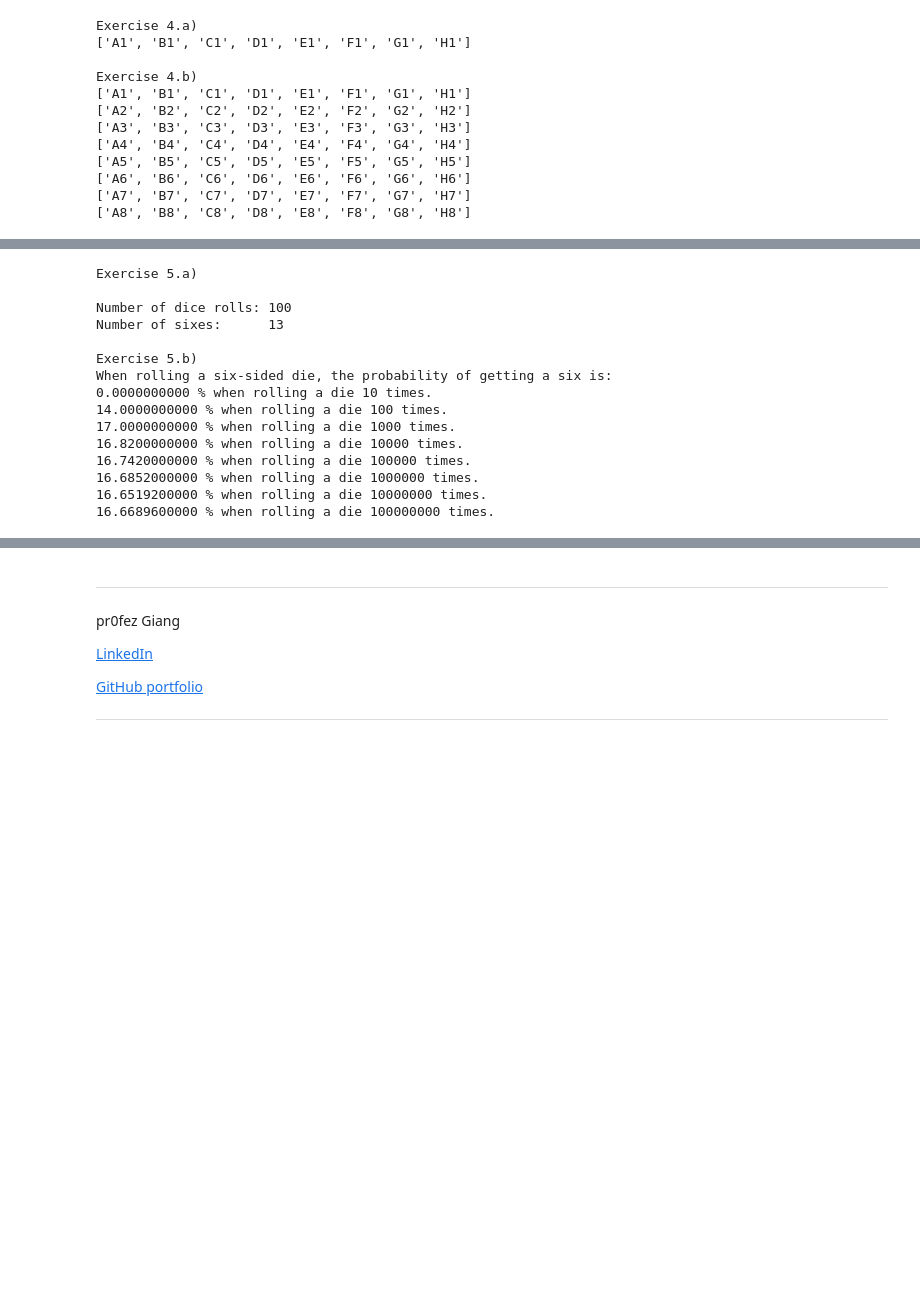
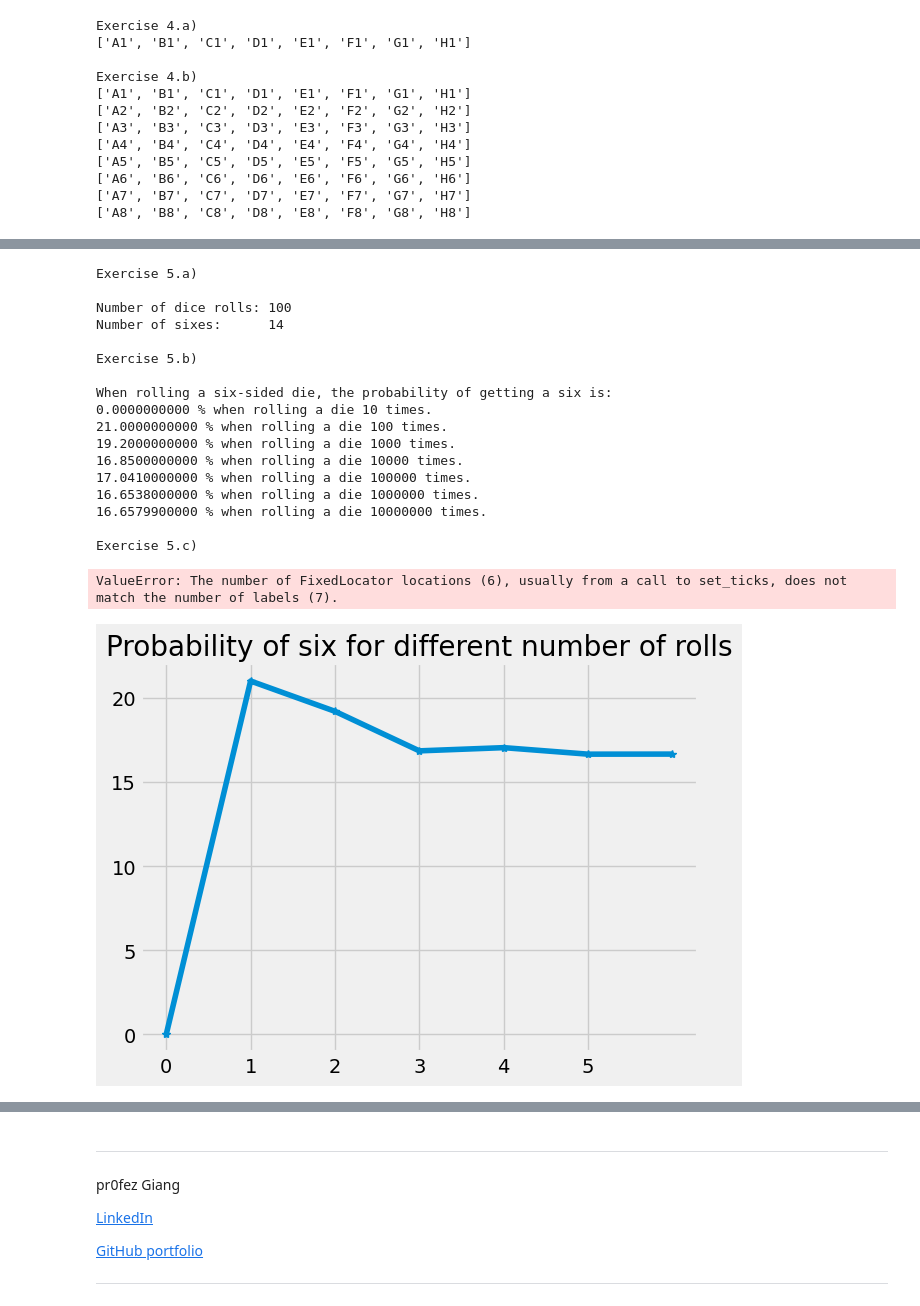
Before and after one commit to pr0fez/python-programming-ANDERS-SANDERLI, a Jupyter notebook: Exercises/04-list-exercise.ipynb, the cells around one changed output, grey strips where cells are left out. Drawn from its saved outputs; the diff is of its cells as text; code cells hidden in the pictures; blank space fills up the shorter version.

Commit message:
modified exercises 02, 04-06 and documented todays code-along and added the new lab assignment

```diff
--- a/Exercises/04-list-exercise.ipynb
+++ b/Exercises/04-list-exercise.ipynb
@@ -297,7 +297,16 @@ random.seed(1)
 
 </details>
 # %%
+#
+# There's work to be done here! Check comments.
+#
+# Raphael: det absolut bästa är att bara använda en räknare += 1 för varje sexa - samtidigt som listan genereras.
+
+
 import random as rng
+import numpy as np
+import matplotlib.pyplot as plt
+
 
 print("Exercise 5.a)")
 
@@ -309,48 +318,63 @@ Number of dice rolls: {len(rolls)}
 Number of sixes:      {len(rolls_six)}
 """)
 
-print("Exercise 5.b)")
 
-import random as rng
+print("Exercise 5.b)\n")                                          # I would like to use numpy to reduce computation costs, how?
 
 
 def roll_d6(intervall):
     d6_list = [rng.randint(1, 6) for i in range(intervall)]
     return d6_list
 
 
-intervalls = [10, 100, 1000, 10000, 100000, 1000000, 10000000, 100000000]
+intervalls = [10, 100, 1000, 10000, 100000, 1000000, 10000000]#, 100000000]
 total_rolls = []
 sixes = []
 
 total_rolls = [roll_d6(i) for i in intervalls]
 
-# print(total_rolls)
-
 sixes = [i.count(6) for i in total_rolls]
 
-# print(sixes)
-
 six_probability = [((sixes[i] / (len(total_rolls[i]))) * 100) for i in range(len(total_rolls))]
-
-# print(six_probability)
 
 print("When rolling a six-sided die, the probability of getting a six is:")
 for i in range(len(total_rolls)):
     print(f"{six_probability[i]:.10f} % when rolling a die {len(total_rolls[i])} times.")
+
+
+print("\nExercise 5.c)\n")                                         # Inte gjort klart en plot
+
+
+x = list(range(-10, 11))
+
+plt.style.use("fivethirtyeight")
+
+plt.plot(six_probability, '-*')
+plt.title("Probability of six for different number of rolls")
+plt.xticks([0,1,2,3,4,5], total_rolls);
+plt.xlabel("Number of dice rolls")
+plt.ylabel("Probability")
+# plt.ylim(min(y), max(y))
+# plt.xlim(min(x), max(x))
+# plt.grid(True)
+plt.show()
 # %% [output]
 Exercise 5.a)
 
 Number of dice rolls: 100
-Number of sixes:      13
+Number of sixes:      14
 
 Exercise 5.b)
+
 When rolling a six-sided die, the probability of getting a six is:
 0.0000000000 % when rolling a die 10 times.
-14.0000000000 % when rolling a die 100 times.
-17.0000000000 % when rolling a die 1000 times.
-16.8200000000 % when rolling a die 10000 times.
-16.7420000000 % when rolling a die 100000 times.
-16.6852000000 % when rolling a die 1000000 times.
-16.6519200000 % when rolling a die 10000000 times.
-16.6689600000 % when rolling a die 100000000 times.
+21.0000000000 % when rolling a die 100 times.
+19.2000000000 % when rolling a die 1000 times.
+16.8500000000 % when rolling a die 10000 times.
+17.0410000000 % when rolling a die 100000 times.
+16.6538000000 % when rolling a die 1000000 times.
+16.6579900000 % when rolling a die 10000000 times.
+
+Exercise 5.c)
+ValueError: The number of FixedLocator locations (6), usually from a call to set_ticks, does not match the number of labels (7).
+[figure, added]
```
Also changed, not shown: parts of 2 cells of this notebook, 4 other files.
